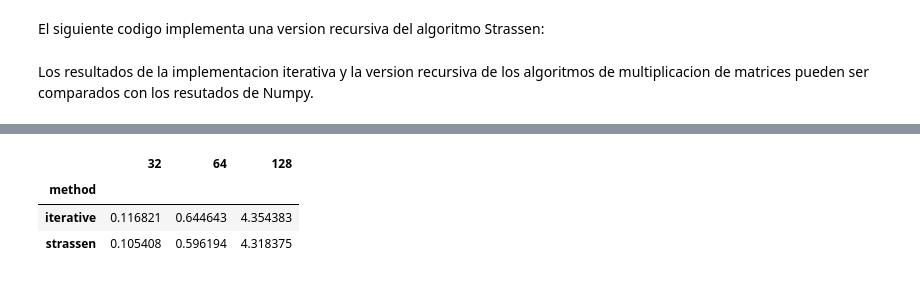
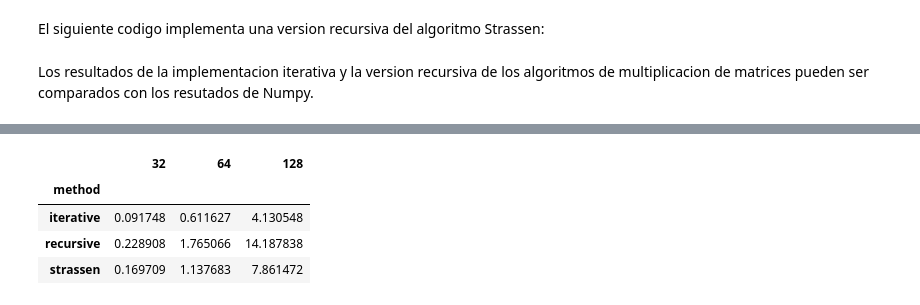
Before and after one commit to sherna90/analisis_algoritmos, a Jupyter notebook: 4.-algoritmo_strassen.ipynb, the cells around one changed output, grey strips where cells are left out. Drawn from its saved outputs; the diff is of its cells as text; code cells hidden in the pictures.

Commit message:
parallel strassen

```diff
--- a/4.-algoritmo_strassen.ipynb
+++ b/4.-algoritmo_strassen.ipynb
@@ -125,11 +174,21 @@ def compare_results(C,A,B,decimals=2):
 # %%
-n = 64
+n = 128
 A = np.matrix(np.random.uniform(0.0, 1.0, n*n).reshape(n,n))
 B = np.matrix(np.random.uniform(0.0, 1.0, n*n).reshape(n,n))
 
+t1=time.time()
 C=default_matrix_multiplication(A,B)
-print('Resultado correcto iterativo : {0}'.format(compare_results(C,A,B,1)))
+print('Resultado correcto iterativo : {0}, Tiempo :{1:0.2f}[s]'.format(compare_results(C,A,B,2),time.time()-t1))
 
+t2=time.time()
 C2=strassen(A,B)
-print('Resultado correcto strassen : {0}'.format(compare_results(C2,A,B,1)))
+print('Resultado correcto strassen : {0}, Tiempo :{1:0.2f}[s]'.format(compare_results(C2,A,B,2),time.time()-t2))
+
+t3=time.time()
+C3=recursive_matrix_multiplication(A,B)
+print('Resultado correcto recursivo : {0}, Tiempo :{1:0.2f}[s]'.format(compare_results(C3,A,B,2),time.time()-t3))
+
+t4=time.time()
+C4=parallel_strassen(A,B,base_case=2)
+print('Resultado correcto strassen paralelo : {0}, Tiempo :{1:0.2f}[s]'.format(compare_results(C4,A,B,2),time.time()-t4))
 # %% [output]
@@ -151,6 +204,7 @@ samples=10
 
 iterative_time={n:list() for n in n_dims}
 strassen_time={n:list()for n in n_dims}
+recursive_time={n:list()for n in n_dims}
 
 for n in tqdm(n_dims):
   print('Matrix Size : {0}x{0}'.format(n))
@@ -161,5 +215,8 @@ for n in tqdm(n_dims):
     C1=default_matrix_multiplication(A,B)
     iterative_time[n].append(time.time()-t1)
     t2=time.time()
-    C2=default_matrix_multiplication(A,B)
+    C2=strassen(A,B)
     strassen_time[n].append(time.time()-t2)
+    t3=time.time()
+    C3=recursive_matrix_multiplication(A,B)
+    recursive_time[n].append(time.time()-t3)
@@ -175,0 +227,11 @@ df_results=pd.concat([df_strassen,df_iterative],axis=0)
+# %%
+df_strassen=pd.DataFrame(strassen_time)
+df_iterative=pd.DataFrame(iterative_time)
+df_recursive=pd.DataFrame(recursive_time)
+df_strassen['method']='strassen'
+df_iterative['method']='iterative'
+df_recursive['method']='recursive'
+df_results=pd.concat([df_strassen,df_iterative,df_recursive],axis=0)
+df=pd.melt(df_results, id_vars=['method'], value_vars=n_dims)
+df['method']=df['method'].astype('category')
+df['variable']=df['variable'].astype('int')
@@ -176,7 +249,8 @@ df_results=pd.concat([df_strassen,df_iterative],axis=0)
 # %%
-df_results.groupby('method').mean()
+df_results.groupby('method').median()
 # %% [output]
 |  | 32 | 64 | 128 |
 | method |  |  |  |
-| iterative | 0.116821 | 0.644643 | 4.354383 |
-| strassen | 0.105408 | 0.596194 | 4.318375 |
+| iterative | 0.091748 | 0.611627 | 4.130548 |
+| recursive | 0.228908 | 1.765066 | 14.187838 |
+| strassen | 0.169709 | 1.137683 | 7.861472 |
```
Also changed, not shown: parts of 11 cells of this notebook.
